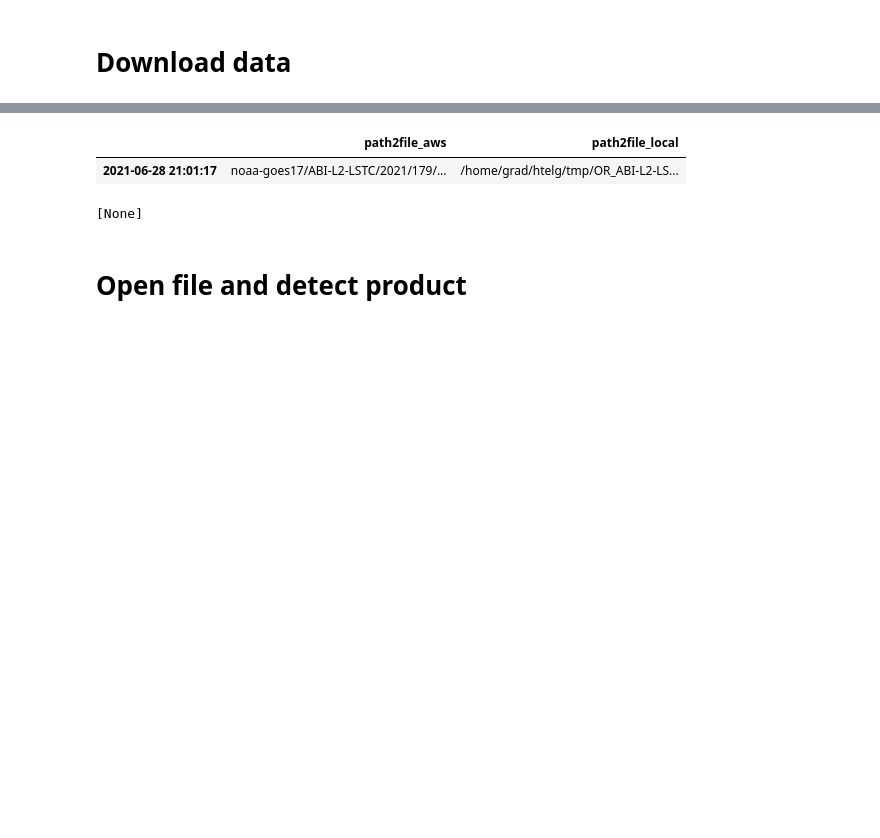
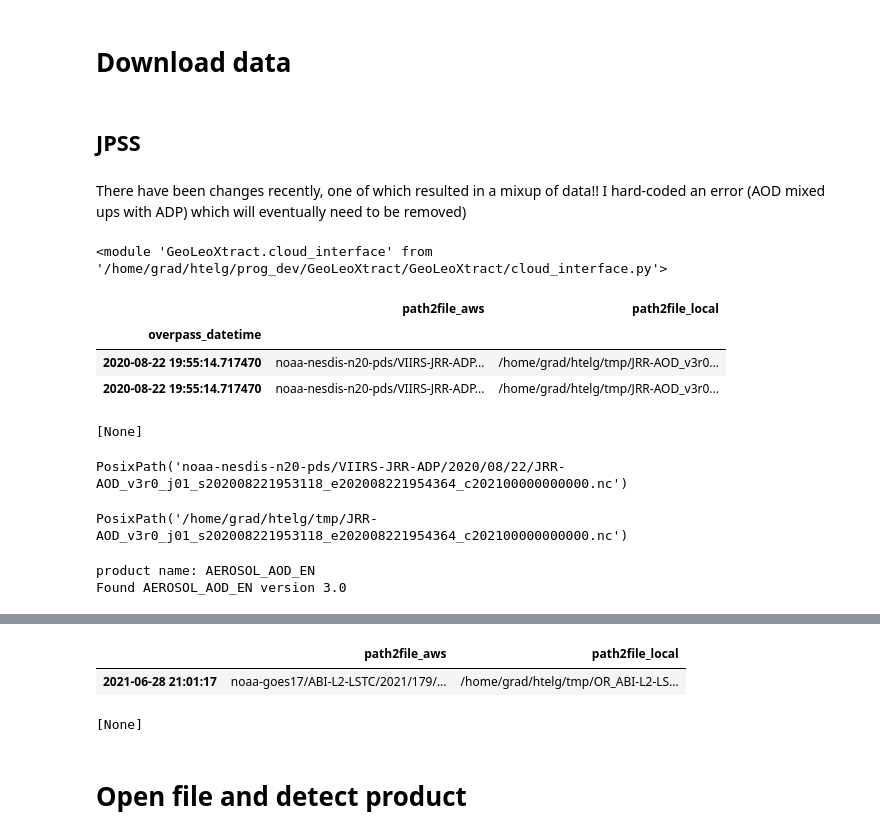
Before and after one commit to hagne/GeoLeoXtract, a Jupyter notebook: examples/example_basic.ipynb, the cells around one changed output, grey strips where cells are left out. Cells and saved outputs as stored; diff of their text form; code cells hidden in the pictures; blank space fills up the shorter version.

```diff
--- a/examples/example_basic.ipynb
+++ b/examples/example_basic.ipynb
@@ -12,3 +10,7 @@ warnings.filterwarnings("ignore")
 # import nesdis_aws.nesdis_aws as naws
 # %% [markdown]
 # Download data
+# %% [markdown]
+## JPSS
+# %% [markdown]
+There have been changes recently, one of which resulted in a mixup of data!! I hard-coded an error (AOD mixed ups with ADP) which will eventually need to be removed)
@@ -14,0 +21,4 @@ warnings.filterwarnings("ignore")
+# %%
+reload(glx.cloud_interface)
+# %% [output]
+<module 'GeoLeoXtract.cloud_interface' from '/home/grad/htelg/prog_dev/GeoLeoXtract/GeoLeoXtract/cloud_interface.py'>
@@ -14,0 +37,24 @@ warnings.filterwarnings("ignore")
+# %%
+query.workplan
+# %% [output]
+|  | path2file_aws | path2file_local |
+| overpass_datetime |  |  |
+| 2020-08-22 19:55:14.717470 | noaa-nesdis-n20-pds/VIIRS-JRR-ADP... | /home/grad/htelg/tmp/JRR-AOD_v3r0... |
+| 2020-08-22 19:55:14.717470 | noaa-nesdis-n20-pds/VIIRS-JRR-ADP... | /home/grad/htelg/tmp/JRR-AOD_v3r0... |
+# %%
+query.download()
+# %% [output]
+[None]
+# %%
+query.workplan.path2file_aws.iloc[0]
+# %% [output]
+PosixPath('noaa-nesdis-n20-pds/VIIRS-JRR-ADP/2020/08/22/JRR-AOD_v3r0_j01_s202008221953118_e202008221954364_c202100000000000.nc')
+# %%
+query.workplan.path2file_local.iloc[0]
+# %% [output]
+PosixPath('/home/grad/htelg/tmp/JRR-AOD_v3r0_j01_s202008221953118_e202008221954364_c202100000000000.nc')
+# %%
+si = glx.satlab.open_file(query.workplan.path2file_local.iloc[0], verbose=True)
+# %% [output]
+product name: AEROSOL_AOD_EN
+Found AEROSOL_AOD_EN version 3.0
```
Also changed, not shown: parts of 11 cells of this notebook, 11 other files.
